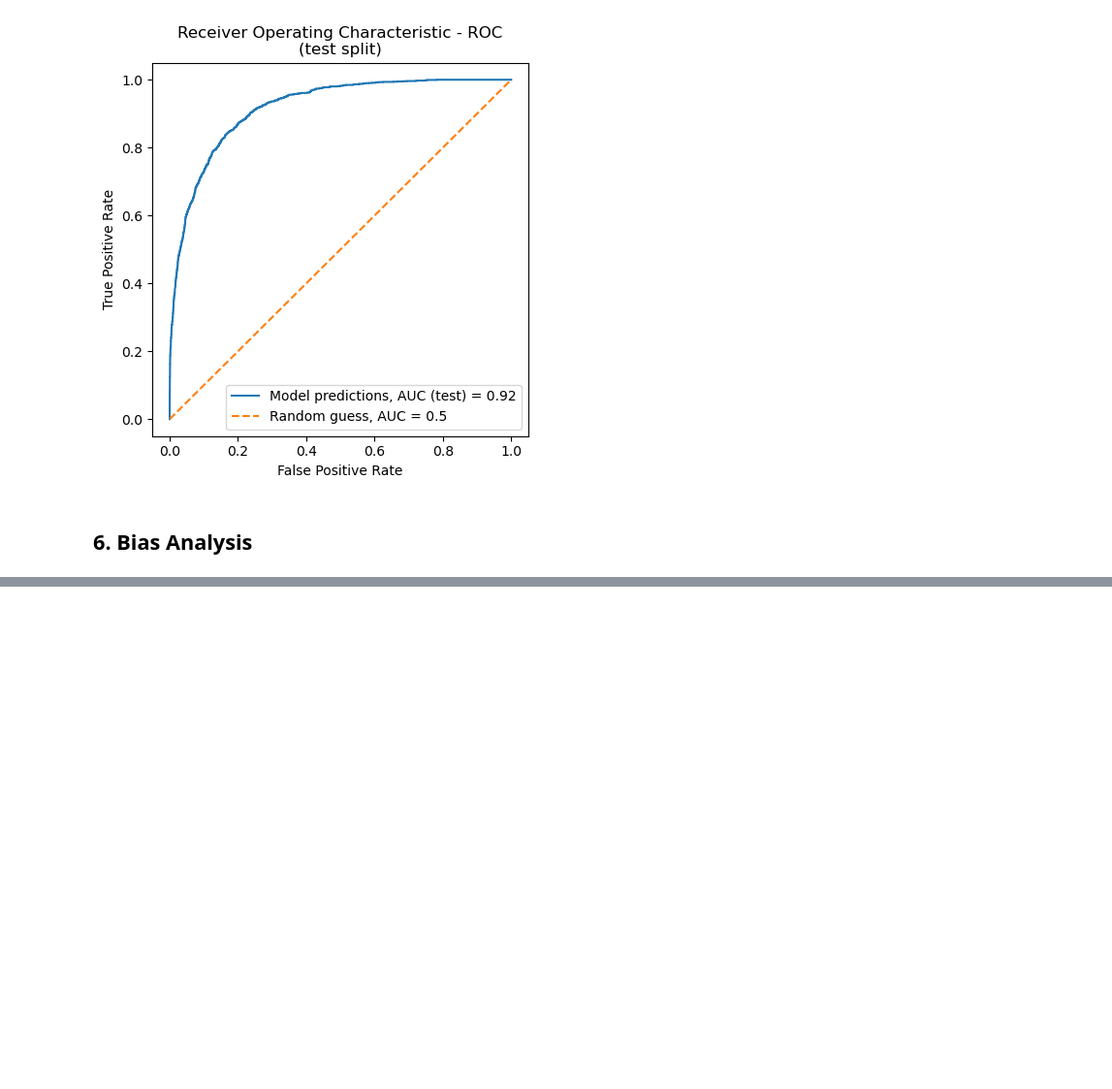
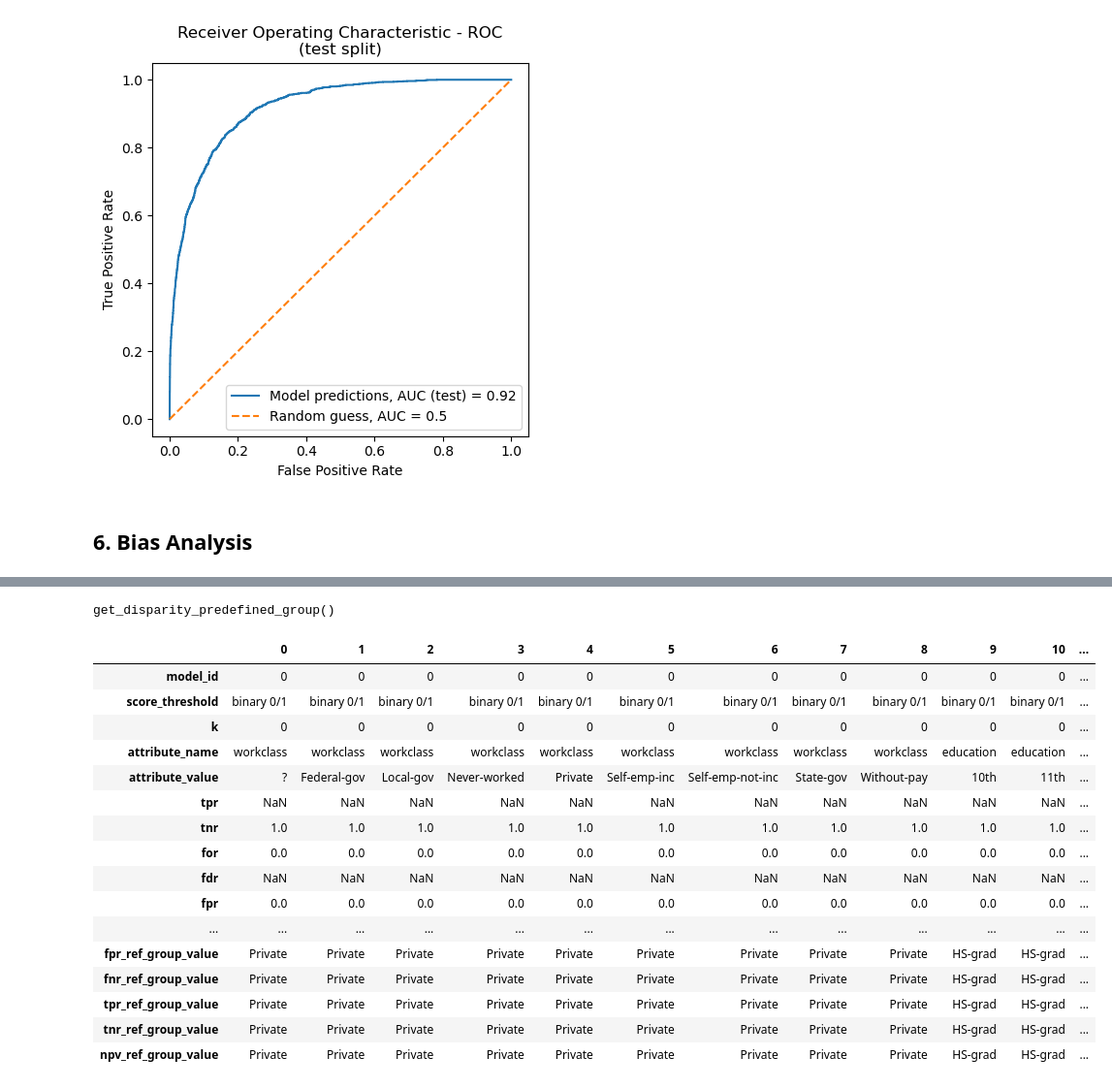
Before and after one commit to mxagar/census_model_deployment_fastapi, a Jupyter notebook: census_notebook.ipynb, the cells around one changed output, grey strips where cells are left out. Shown at 97% size. Cells and saved outputs as stored; diff of their text form; code cells hidden in the pictures; blank space fills up the shorter version.

```diff
--- a/census_notebook.ipynb
+++ b/census_notebook.ipynb
@@ -428,0 +585,44 @@ plot_roc_curve(model, X_test, y_test, title, filename)
+# %%
+# We instantiate a Bias class
+# and compute disparities of the slices
+# wrt. a reference group.
+# We specify the reference group in ref_groups_dict.
+# If we don't specify any reference group, the majority
+# group/slice is taken.
+# We get the same statistics as before + disparity statistics,
+# differences wrt. refrence group
+bias = Bias()
+bias_df = bias.get_disparity_predefined_groups(xtab,
+                                               original_df=df,
+                                               ref_groups_dict={"workclass": df["workclass"].mode()[0],
+                                                                "education": df["education"].mode()[0],
+                                                                "marital_status": df["marital_status"].mode()[0],
+                                                                "occupation": df["occupation"].mode()[0],
+                                                                "relationship": df["relationship"].mode()[0],
+                                                                "race": df["race"].mode()[0],
+                                                                "sex": df["sex"].mode()[0],
+                                                                "native_country": df["native_country"].mode()[0]
+                                                                },
+                                               alpha=0.05,
+                                               mask_significance=True)
+#bias_df.head(10)
+bias_df.T
+# %% [output]
+get_disparity_predefined_group()
+|  | 0 | 1 | 2 | 3 | 4 | 5 | 6 | 7 | 8 | 9 | 10 | ... |
+| model_id | 0 | 0 | 0 | 0 | 0 | 0 | 0 | 0 | 0 | 0 | 0 | ... |
+| score_threshold | binary 0/1 | binary 0/1 | binary 0/1 | binary 0/1 | binary 0/1 | binary 0/1 | binary 0/1 | binary 0/1 | binary 0/1 | binary 0/1 | binary 0/1 | ... |
+| k | 0 | 0 | 0 | 0 | 0 | 0 | 0 | 0 | 0 | 0 | 0 | ... |
+| attribute_name | workclass | workclass | workclass | workclass | workclass | workclass | workclass | workclass | workclass | education | education | ... |
+| attribute_value | ? | Federal-gov | Local-gov | Never-worked | Private | Self-emp-inc | Self-emp-not-inc | State-gov | Without-pay | 10th | 11th | ... |
+| tpr | NaN | NaN | NaN | NaN | NaN | NaN | NaN | NaN | NaN | NaN | NaN | ... |
+| tnr | 1.0 | 1.0 | 1.0 | 1.0 | 1.0 | 1.0 | 1.0 | 1.0 | 1.0 | 1.0 | 1.0 | ... |
+| for | 0.0 | 0.0 | 0.0 | 0.0 | 0.0 | 0.0 | 0.0 | 0.0 | 0.0 | 0.0 | 0.0 | ... |
+| fdr | NaN | NaN | NaN | NaN | NaN | NaN | NaN | NaN | NaN | NaN | NaN | ... |
+| fpr | 0.0 | 0.0 | 0.0 | 0.0 | 0.0 | 0.0 | 0.0 | 0.0 | 0.0 | 0.0 | 0.0 | ... |
+| ... | ... | ... | ... | ... | ... | ... | ... | ... | ... | ... | ... | ... |
+| fpr_ref_group_value | Private | Private | Private | Private | Private | Private | Private | Private | Private | HS-grad | HS-grad | ... |
+| fnr_ref_group_value | Private | Private | Private | Private | Private | Private | Private | Private | Private | HS-grad | HS-grad | ... |
+| tpr_ref_group_value | Private | Private | Private | Private | Private | Private | Private | Private | Private | HS-grad | HS-grad | ... |
+| tnr_ref_group_value | Private | Private | Private | Private | Private | Private | Private | Private | Private | HS-grad | HS-grad | ... |
+| npv_ref_group_value | Private | Private | Private | Private | Private | Private | Private | Private | Private | HS-grad | HS-grad | ... |
```
Also changed, not shown: parts of 15 cells of this notebook.
